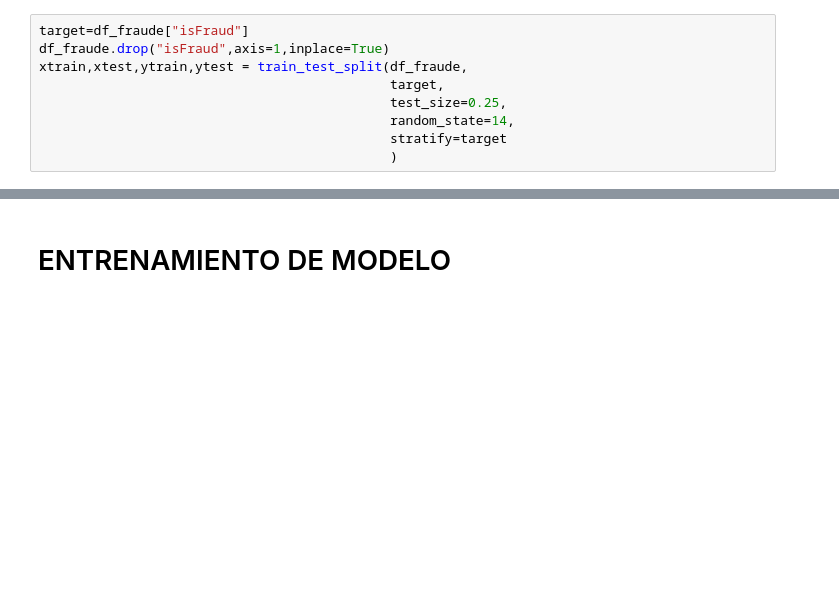
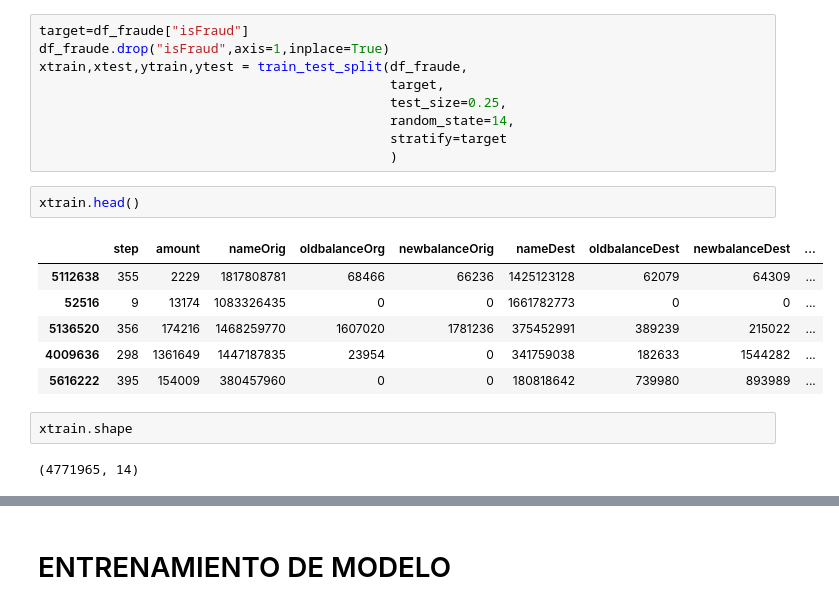
Before and after one commit to SantiagoGonzalezAchaval/aprendizaje_maquina_I, a Jupyter notebook: PrimerTp/TP_Individual.ipynb, the cells around one changed output, grey strips where cells are left out. Cells and saved outputs as stored; diff of their text form; blank space fills up the shorter version.

```diff
--- a/PrimerTp/TP_Individual.ipynb
+++ b/PrimerTp/TP_Individual.ipynb
@@ -170,3 +170,16 @@ xtrain,xtest,ytrain,ytest = train_test_split(df_fraude,
                                              random_state=14,
                                              stratify=target
                                              )
+# %%
+xtrain.head()
+# %% [output]
+|  | step | amount | nameOrig | oldbalanceOrg | newbalanceOrig | nameDest | oldbalanceDest | newbalanceDest | ... |
+| 5112638 | 355 | 2229 | 1817808781 | 68466 | 66236 | 1425123128 | 62079 | 64309 | ... |
+| 52516 | 9 | 13174 | 1083326435 | 0 | 0 | 1661782773 | 0 | 0 | ... |
+| 5136520 | 356 | 174216 | 1468259770 | 1607020 | 1781236 | 375452991 | 389239 | 215022 | ... |
+| 4009636 | 298 | 1361649 | 1447187835 | 23954 | 0 | 341759038 | 182633 | 1544282 | ... |
+| 5616222 | 395 | 154009 | 380457960 | 0 | 0 | 180818642 | 739980 | 893989 | ... |
+# %%
+xtrain.shape
+# %% [output]
+(4771965, 14)
```
Also changed, not shown: parts of 10 cells of this notebook.
